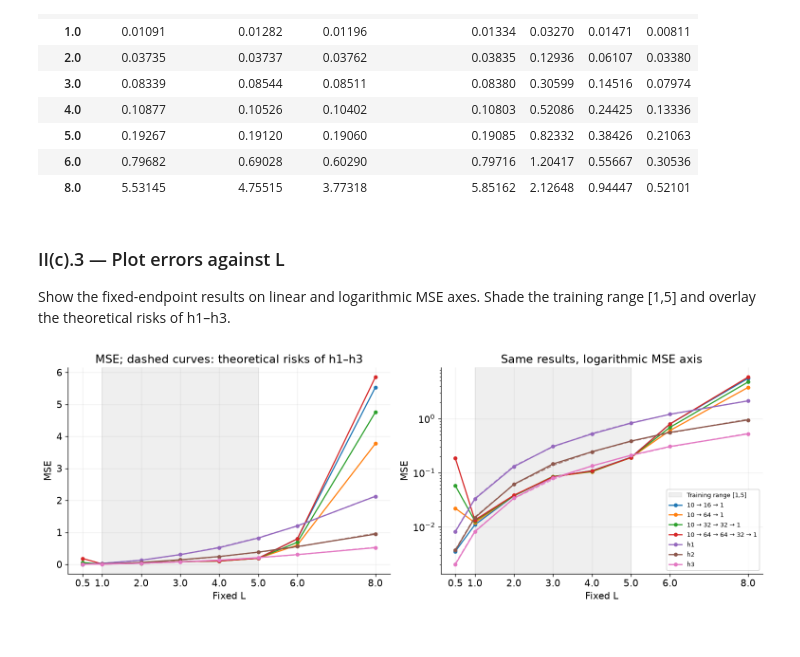
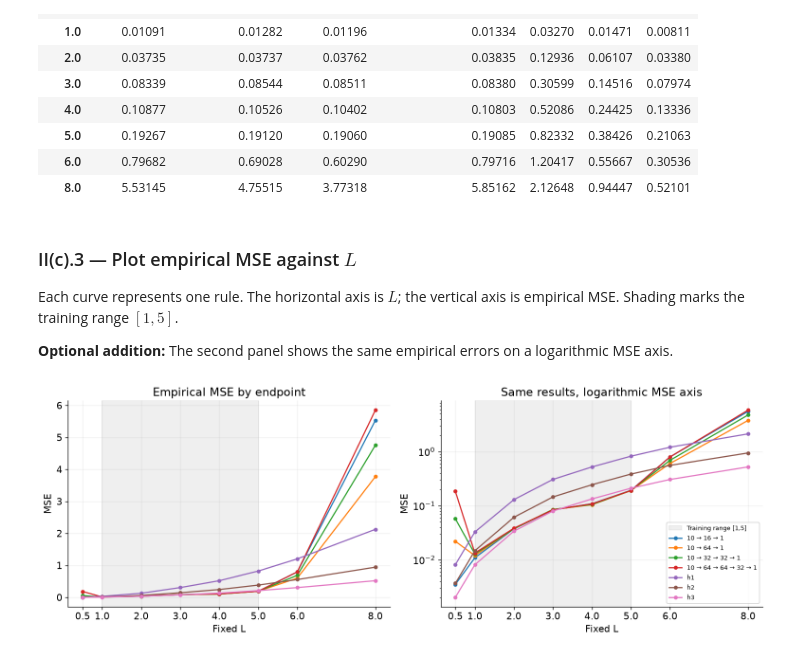
Before and after one commit to CarstenStiel/SLT, a Jupyter notebook: 1/practical.ipynb, the cells around one changed output. Saved outputs shown, nothing was run; the diff lists cells and outputs as text; code cells hidden in the pictures.

```diff
--- a/1/practical.ipynb
+++ b/1/practical.ipynb
@@ -77,10 +78,9 @@ def sample_examples(
 def mse(y: FloatArray, predictions: FloatArray) -> float:
     """Compute the empirical mean squared prediction error.
 
-    :param y: One-dimensional NumPy array of true labels, shape (m,).
-    :param predictions: One-dimensional NumPy array of predictions,
-        with the same shape as y. No conversion or reshaping is performed.
-    :return: Average squared difference as a float.
+    :param y: True endpoint labels, shape (m,).
+    :param predictions: Predicted endpoints, shape (m,), matching y.
+    :return: Average squared prediction error.
     :raises ValueError: If inputs are not one-dimensional, have different
         shapes, or contain no examples.
     """
@@ -92,9 +92,9 @@ def mse(y: FloatArray, predictions: FloatArray) -> float:
 def baselines(X: FloatArray) -> dict[str, FloatArray]:
     """Predict endpoints using the three rules specified in Task I.1.
 
-    :param X: NumPy array of shape (m, N), one observation vector per row;
+    :param X: Observations of shape (m, N), one example per row;
         sorting is not required. N is the global input size.
-    :return: Dictionary mapping h1, h2 and h3 to predictions of shape
+    :return: Predictions for h1, h2 and h3, each of shape
         (m,): twice the row mean, the row maximum, and (N + 1) / N
         times the row maximum, respectively.
     """
@@ -106,9 +106,8 @@ def baselines(X: FloatArray) -> dict[str, FloatArray]:
 def theoretical_risks(L_squared: float) -> dict[str, float]:
     """Evaluate the exact population risks derived in Part I.
 
-    :param L_squared: L**2 for a fixed endpoint (Task I.1), or
-        E[L**2] = 31/3 for L uniform on [1, 5] (Task I.2).
-    :return: Dictionary of exact risks for h1, h2 and h3, using the
+    :param L_squared: Squared endpoint L, or its expected squared value.
+    :return: Exact risks for h1, h2 and h3, using the
         global number N of observations per input vector.
     """
     return {'h1': L_squared / (3 * N),
@@ -194,7 +185,7 @@ class Network:
         return activations
 
     def predict(self, X: FloatArray) -> FloatArray:
-        """Return one predicted endpoint L per input vector as a 1D array."""
+        """Return one predicted endpoint L per input vector, shape (m,)."""
         return self.forward(X)[-1].ravel()
 
     def gradients(self, X: FloatArray, y: FloatArray) -> list[FloatArray]:
@@ -421,7 +426,7 @@ def sample_fixed_endpoint(
     """Generate fresh observation vectors for a fixed endpoint in Task II(c).
 
     :param m: Number of complete examples, each containing N observations.
-    :param random_generator: NumPy random generator for the observations.
+    :param random_generator: Random generator for the observations.
     :param fixed_L: Positive endpoint shared by all examples.
     :return: Sorted inputs of shape (m, N) and labels of shape (m,),
         all equal to fixed_L. Each observation is drawn uniformly from [0, fixed_L].
@@ -441,12 +448,10 @@ for L, stream in zip(L_VALUES, fixed_streams):
     X_fixed, y_fixed = sample_fixed_endpoint(N_FIXED, np.random.default_rng(stream), fixed_L=L)
     predictions: dict[str, FloatArray] = {name: net.predict(X_fixed) for name, net in models.items()}
     predictions.update(baselines(X_fixed))
-    exact = theoretical_risks(L ** 2)
     for name, pred in predictions.items():
         losses = (pred - y_fixed) ** 2
         fixed_rows.append({'L': L, 'Model': name, 'MSE': losses.mean(),
-                           'SE': losses.std(ddof=1) / np.sqrt(N_FIXED),
-                           'Theory': exact.get(name, np.nan)})
+                           'SE': losses.std(ddof=1) / np.sqrt(N_FIXED)})
 fixed_results: pd.DataFrame = pd.DataFrame(fixed_rows)
 fixed_table: pd.DataFrame = fixed_results.pivot(index='L', columns='Model', values='MSE')
 display(fixed_table.round(5))
@@ -462,24 +467,24 @@ display(fixed_table.round(5))
 | 6.0 | 0.79682 | 0.69028 | 0.60290 | 0.79716 | 1.20417 | 0.55667 | 0.30536 |
 | 8.0 | 5.53145 | 4.75515 | 3.77318 | 5.85162 | 2.12648 | 0.94447 | 0.52101 |
 # %% [markdown]
-### II(c).3 — Plot errors against L
+### II(c).3 — Plot empirical MSE against $L$
 
-Show the fixed-endpoint results on linear and logarithmic MSE axes. Shade the training range [1,5] and overlay the theoretical risks of h1–h3.
+Each curve represents one rule. The horizontal axis is $L$; the vertical axis is empirical MSE. Shading marks the training range $[1,5]$.
+
+**Optional addition:** The second panel shows the same empirical errors on a logarithmic MSE axis.
 # %%
 fig, axes = plt.subplots(1, 2, figsize=(13, 4.7))
 for ax in axes:
     ax.axvspan(1, 5, color='grey', alpha=0.12, label='Training range [1,5]')
     for name in comparison.index:
         data = fixed_results[fixed_results.Model == name]
-        line, = ax.plot(data.L, data.MSE, 'o-', label=name, markersize=4)
-        if name in theory:
-            ax.plot(data.L, data.Theory, '--', color=line.get_color(), alpha=0.7)
+        ax.plot(data.L, data.MSE, 'o-', label=name, markersize=4)
     ax.set(xlabel='Fixed L', ylabel='MSE', xticks=L_VALUES)
-axes[0].set_title('MSE; dashed curves: theoretical risks of h1–h3')
+axes[0].set_title('Empirical MSE by endpoint')
 axes[1].set_yscale('log')
 axes[1].set_title('Same results, logarithmic MSE axis')
 axes[1].legend(fontsize=8, loc='best')
 plt.tight_layout()
 plt.show()
 # %% [output]
-[figure, old version]
+[figure, new version]
```
Also changed, not shown: parts of 28 cells of this notebook.
